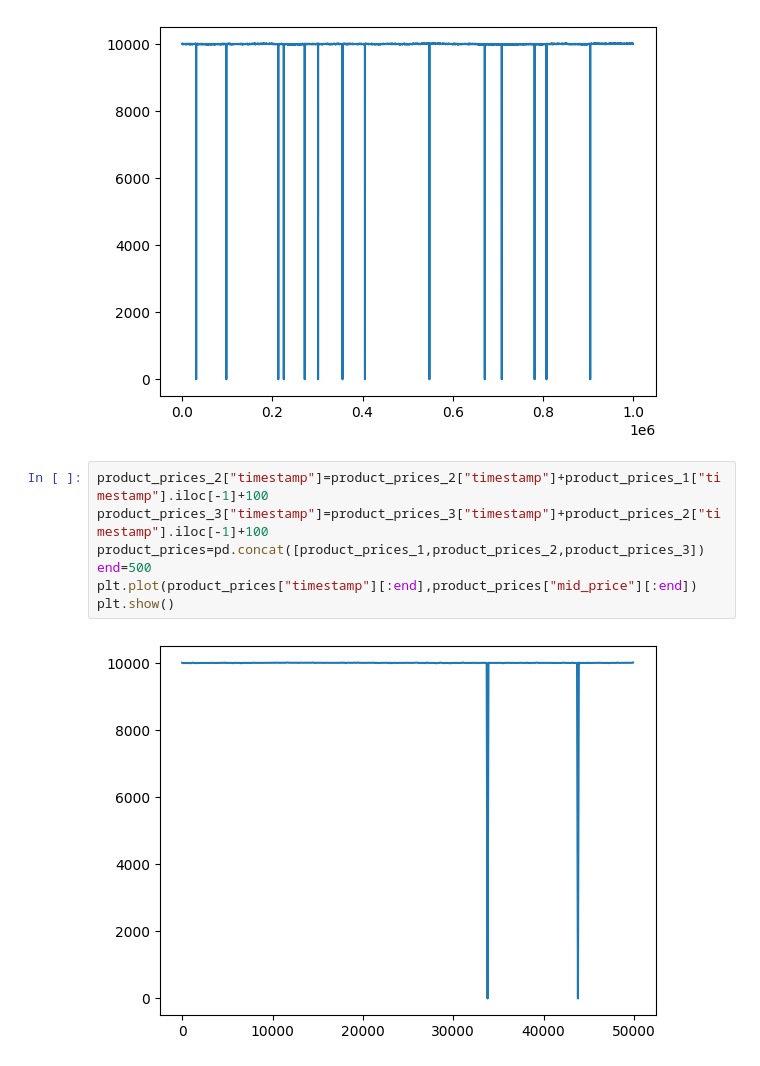
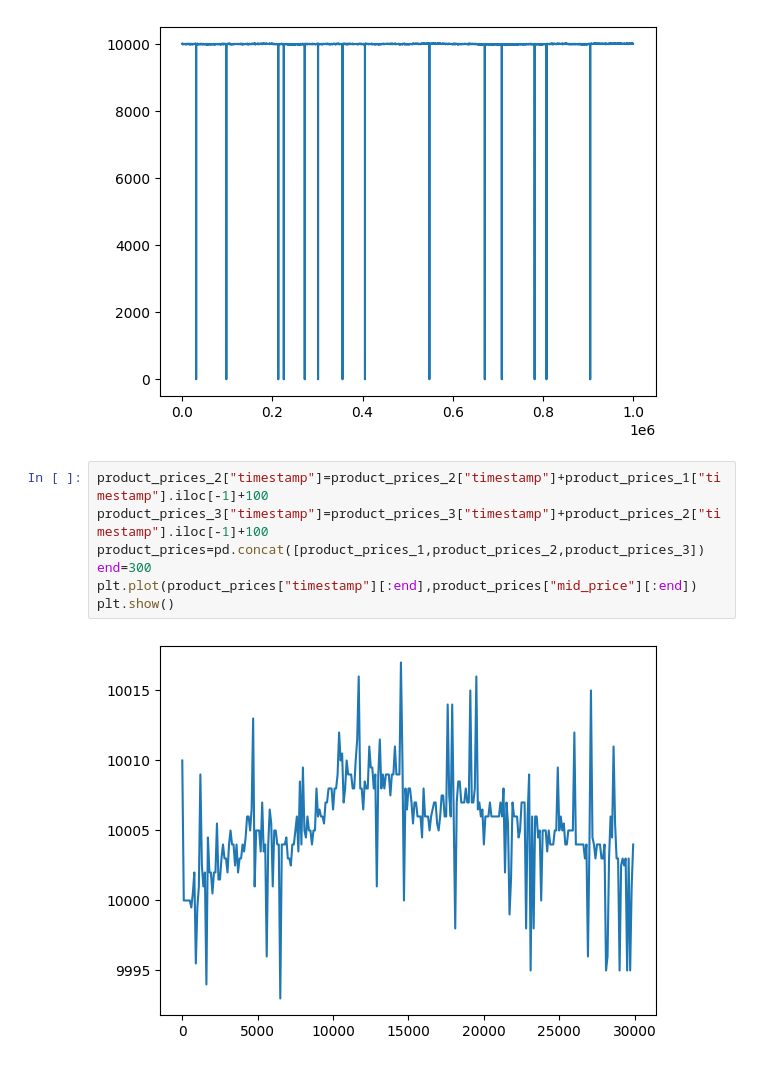
Before and after one commit to EricW2003/Prosperity3, a Jupyter notebook: notebook/round1_notebook.ipynb, the cells around one changed output. Saved outputs shown, nothing was run; the diff lists cells and outputs as text.

```diff
--- a/notebook/round1_notebook.ipynb
+++ b/notebook/round1_notebook.ipynb
@@ -36,9 +36,9 @@ plt.show()
 # %%
 product_prices_2["timestamp"]=product_prices_2["timestamp"]+product_prices_1["timestamp"].iloc[-1]+100
 product_prices_3["timestamp"]=product_prices_3["timestamp"]+product_prices_2["timestamp"].iloc[-1]+100
 product_prices=pd.concat([product_prices_1,product_prices_2,product_prices_3])
-end=500
+end=300
 plt.plot(product_prices["timestamp"][:end],product_prices["mid_price"][:end])
 plt.show()
 # %% [output]
-[figure, old version]
+[figure, new version]
```
Also changed, not shown: 1 other file.
